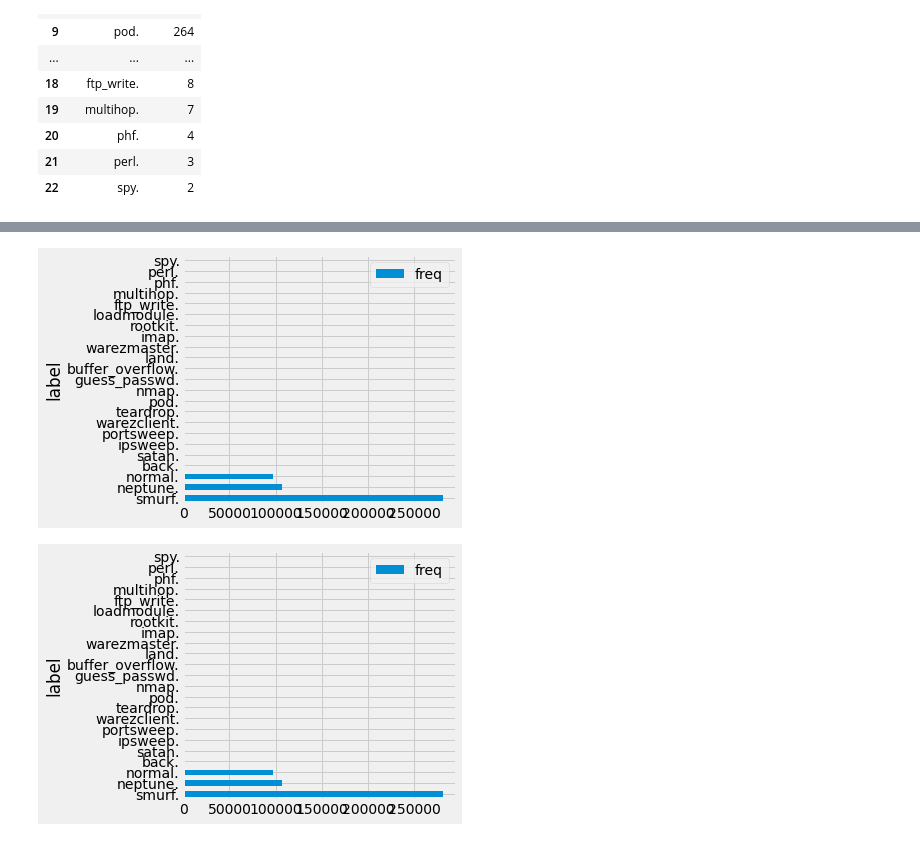
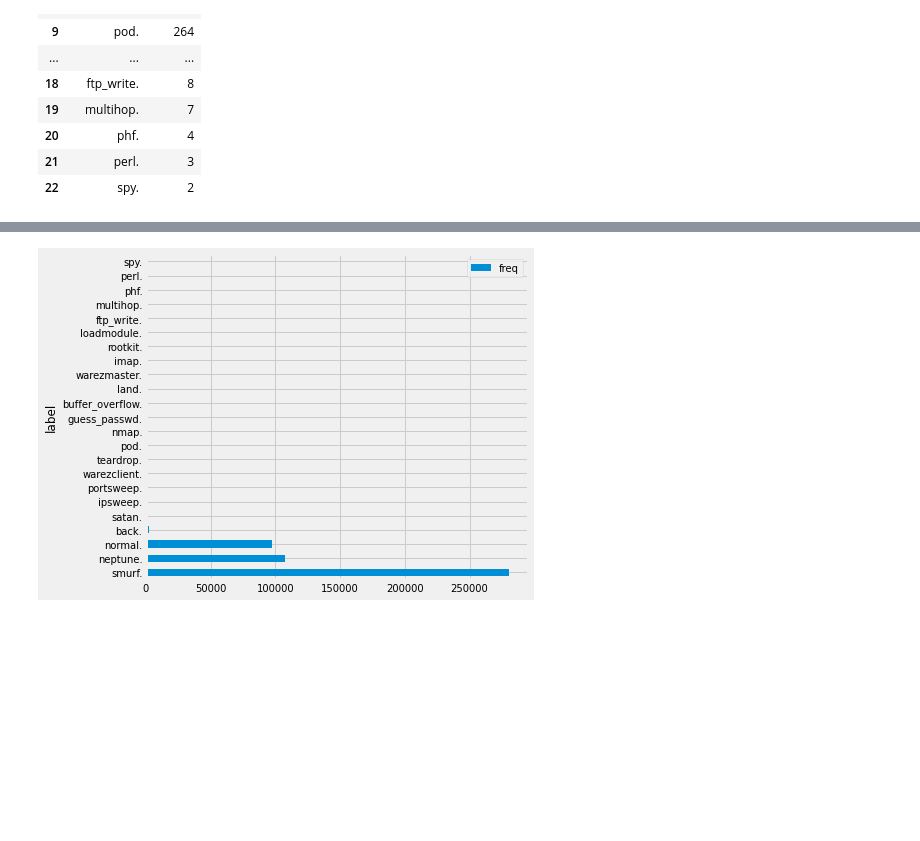
Before and after one commit to wcj365/apache-spark, a Jupyter notebook: notebooks/colab-pyspark.ipynb, the cells around one changed output, grey strips where cells are left out. Drawn from its saved outputs; the diff is of its cells as text; code cells hidden in the pictures; blank space fills up the shorter version.

```diff
--- a/notebooks/colab-pyspark.ipynb
+++ b/notebooks/colab-pyspark.ipynb
@@ -246,12 +248,10 @@ type(labels)
 # %%
 labels_df = labels.toPandas()
 labels_df.set_index("label", drop=True,inplace=True)
 labels_fig = labels_df.plot(kind='barh')
 
 plt.rcParams["figure.figsize"] = (7, 5)
 plt.rcParams.update({'font.size': 10})
 plt.tight_layout()
-display(labels_fig.figure)
 # %% [output]
-[figure, old version]
+[figure, new version]
-[figure, removed]
```
Also changed, not shown: parts of 1 cell of this notebook.
